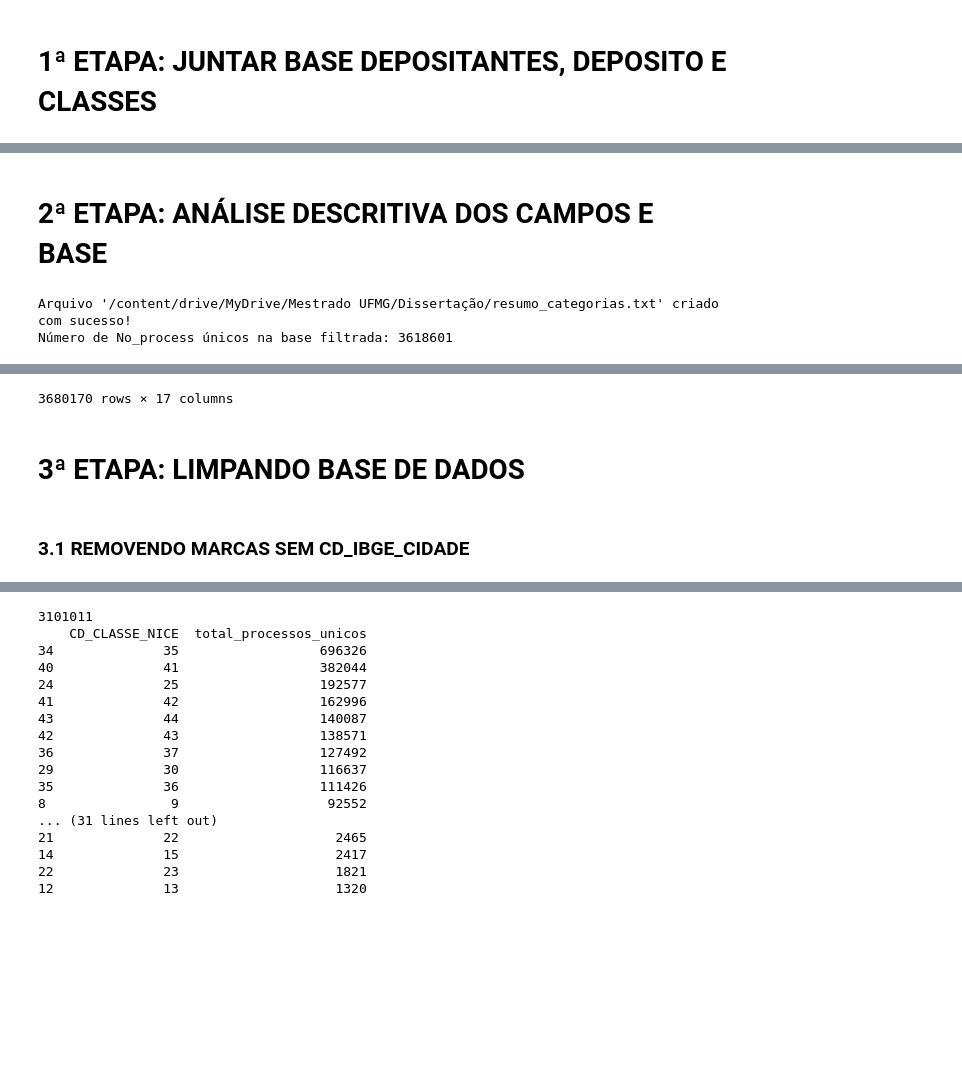
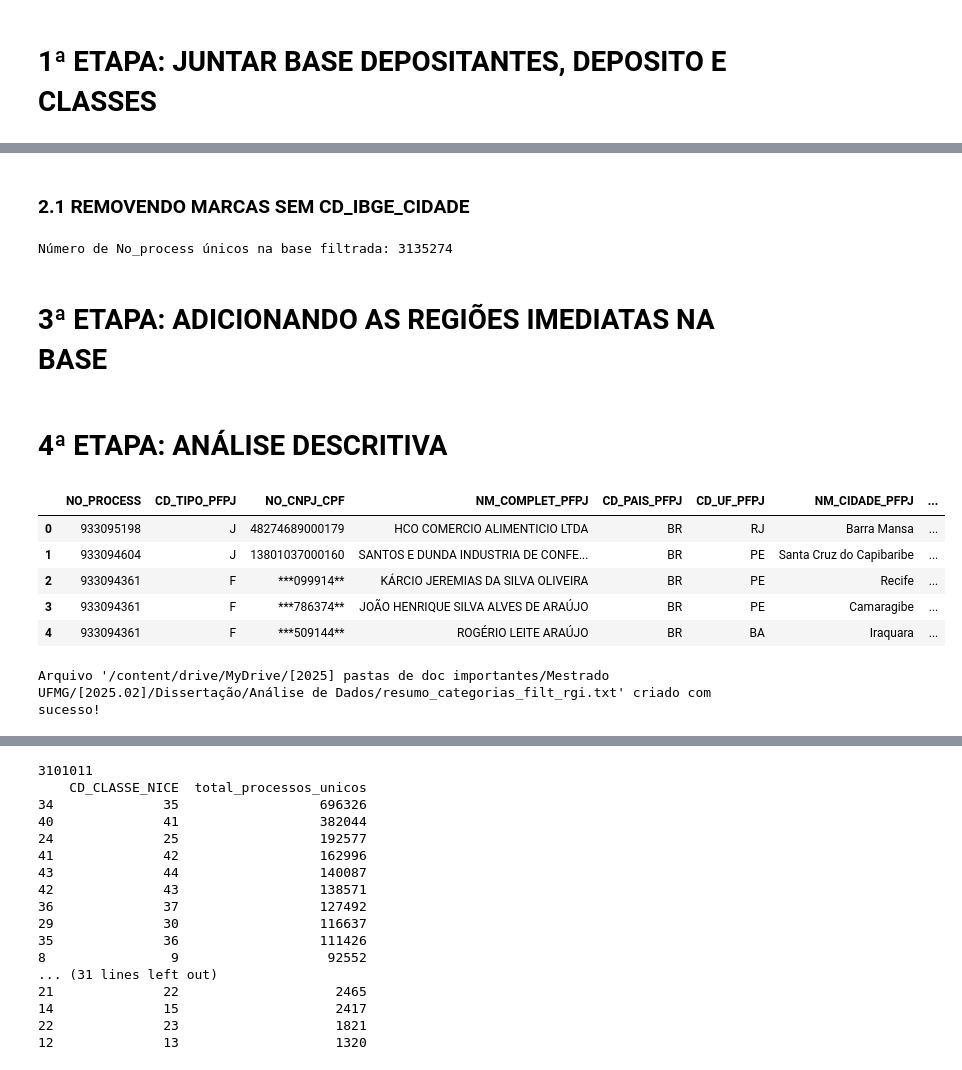
Before and after one commit to gabrielgnobre7/Dissertacaoinicial, a Jupyter notebook: GitHub_Dissertação.ipynb, the cells around one changed output, grey strips where cells are left out. Drawn from its saved outputs; the diff is of its cells as text; code cells hidden in the pictures; blank space fills up the shorter version.

```diff
--- a/GitHub_Dissertação.ipynb
+++ b/GitHub_Dissertação.ipynb
@@ -57,0 +58,29 @@ BADEPI_atualizada.to_csv('/content/drive/MyDrive/[2025] pastas de doc importante
+# %% [markdown]
+### 2.1 REMOVENDO MARCAS SEM CD_IBGE_CIDADE
+# %%
+import pandas as pd
+# 🚀 1. Carregar a base de dados
+df = pd.read_csv("/content/drive/MyDrive/[2025] pastas de doc importantes/Mestrado UFMG/[2025.02]/Dissertação/Análise de Dados/0.BADEPI_Marcas.csv",
+                 encoding="ISO-8859-1", sep=",", quotechar='"', on_bad_lines="skip", engine="python")
+
+# Filtrar apenas onde 'CD_PAIS_PFPJ' é 'BR'
+df = df[df['CD_PAIS_PFPJ'] == 'BR']
+
+# Filtrar apenas CD_IBGE_CIDADE existente
+df = df[df['CD_IBGE_CIDADE'] != '0000000']
+
+df = df[~df['CD_IBGE_CIDADE'].isna()]
+
+# Filtrar apenas onde UF existente
+df = df[df['CD_UF_PFPJ'] != 'YY']
+#3135274
+
+quantidade_unicos = df['NO_PROCESS'].nunique()
+print(f"Número de No_process únicos na base filtrada: {quantidade_unicos}")
+
+df.to_csv("/content/drive/MyDrive/[2025] pastas de doc importantes/Mestrado UFMG/[2025.02]/Dissertação/Análise de Dados/1.BADEPI_Marcas_Limp.csv",
+                         index=False, encoding="ISO-8859-1")
+# %% [output]
+Número de No_process únicos na base filtrada: 3135274
+# %% [markdown]
+# 3ª ETAPA: ADICIONANDO AS REGIÕES IMEDIATAS NA BASE
@@ -58,44 +114,43 @@ BADEPI_atualizada.to_csv('/content/drive/MyDrive/[2025] pastas de doc importante
 # %% [markdown]
-# 2ª ETAPA: ANÁLISE DESCRITIVA DOS CAMPOS E BASE
+# 4ª ETAPA: ANÁLISE DESCRITIVA
 # %%
 import pandas as pd
 
 # 🚀 1. Carregar a base de dados
-df = pd.read_csv('/content/drive/MyDrive/[2025] pastas de doc importantes/Mestrado UFMG/Dissertação/Análise de Dados/0.BADEPI_Marcas.csv',
+df = pd.read_csv("/content/drive/MyDrive/[2025] pastas de doc importantes/Mestrado UFMG/[2025.02]/Dissertação/Análise de Dados/2.BADEPI_Marcas_RGI.csv",
                  encoding="ISO-8859-1", sep=",", quotechar='"', on_bad_lines="skip", engine="python")
 
-# Filtrar apenas onde 'CD_PAIS_PFPJ' é 'BR'
-df = df[df['CD_PAIS_PFPJ'] == 'BR']
+display(df.head())
 
 # Definir manualmente as colunas categóricas
 colunas_categoricas = ["CD_NATUREZ_MARCA", "DS_NATUREZ_MARCA", "CD_APRESEN_MARCA"
-                       "CD_CLASSE_NICE", "REV_CLASSE_NICE", "ST_CLASSE_NICE", "TP_ENTRADA","CD_UF_PFPJ"
-                       , "CD_IBGE_CIDADE"]
+                       "CD_CLASSE_NICE", "REV_CLASSE_NICE", "CD_CLASSE_NICE", "TP_ENTRADA","cod_rgi",
+                       "nome_rgi"]
 
 # Garantir que as colunas existem no DataFrame antes de manipulá-las
 colunas_existentes = [col for col in colunas_categoricas if col in df.columns]
 
 # Garantir que as colunas são tratadas como categóricas
 df[colunas_existentes] = df[colunas_existentes].astype("category")
 
 # Criar um arquivo de saída
-caminho_saida = "/content/drive/MyDrive/Mestrado UFMG/Dissertação/resumo_categorias.txt"
+caminho_saida = "/content/drive/MyDrive/[2025] pastas de doc importantes/Mestrado UFMG/[2025.02]/Dissertação/Análise de Dados/resumo_categorias_filt_rgi.txt"
 with open(caminho_saida, "w", encoding="utf-8") as f:
     for col in colunas_existentes:
         contagem = df[col].value_counts()
         total_geral = contagem.sum()  # Calcula o total geral da coluna
 
         f.write(f"Coluna: {col}\n")
         f.write(contagem.to_string())  # Escrever a contagem de classes
         f.write(f"\nTotal Geral: {total_geral}\n")  # Adiciona a linha com o total geral
         f.write("\n" + "-"*40 + "\n")
 
 print(f"Arquivo '{caminho_saida}' criado com sucesso!")
-
-quantidade_unicos = df['NO_PROCESS'].nunique()
-print(f"Número de No_process únicos na base filtrada: {quantidade_unicos}")
-
-display(df)
 # %% [output]
+|  | NO_PROCESS | CD_TIPO_PFPJ | NO_CNPJ_CPF | NM_COMPLET_PFPJ | CD_PAIS_PFPJ | CD_UF_PFPJ | NM_CIDADE_PFPJ | ... |
+| 0 | 933095198 | J | 48274689000179 | HCO COMERCIO ALIMENTICIO LTDA | BR | RJ | Barra Mansa | ... |
+| 1 | 933094604 | J | 13801037000160 | SANTOS E DUNDA INDUSTRIA DE CONFE... | BR | PE | Santa Cruz do Capibaribe | ... |
+| 2 | 933094361 | F | ***099914** | KÁRCIO JEREMIAS DA SILVA OLIVEIRA | BR | PE | Recife | ... |
+| 3 | 933094361 | F | ***786374** | JOÃO HENRIQUE SILVA ALVES DE ARAÚJO | BR | PE | Camaragibe | ... |
+| 4 | 933094361 | F | ***509144** | ROGÉRIO LEITE ARAÚJO | BR | BA | Iraquara | ... |
-Arquivo '/content/drive/MyDrive/Mestrado UFMG/Dissertação/resumo_categorias.txt' criado com sucesso!
-Número de No_process únicos na base filtrada: 3618601
+Arquivo '/content/drive/MyDrive/[2025] pastas de doc importantes/Mestrado UFMG/[2025.02]/Dissertação/Análise de Dados/resumo_categorias_filt_rgi.txt' criado com sucesso!
@@ -114,5 +156,0 @@ Número de No_process únicos na base filtrada: 3618601
-3680170 rows × 17 columns
-# %% [markdown]
-# 3ª ETAPA: LIMPANDO BASE DE DADOS
-# %% [markdown]
-### 3.1 REMOVENDO MARCAS SEM CD_IBGE_CIDADE
```
Also changed, not shown: parts of 10 cells of this notebook.
